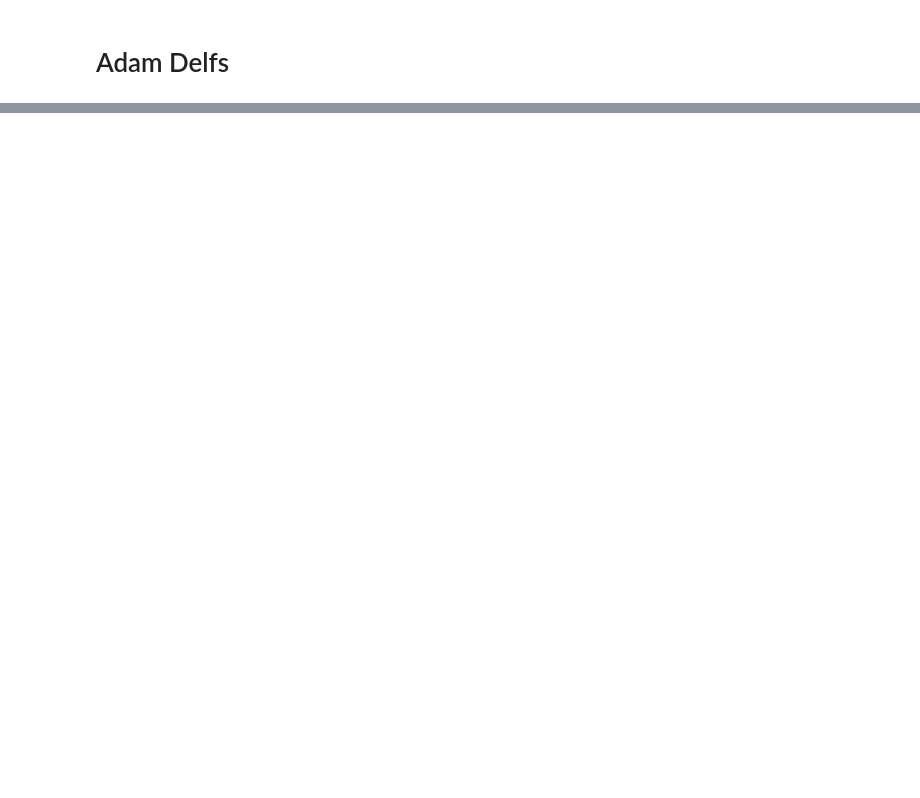
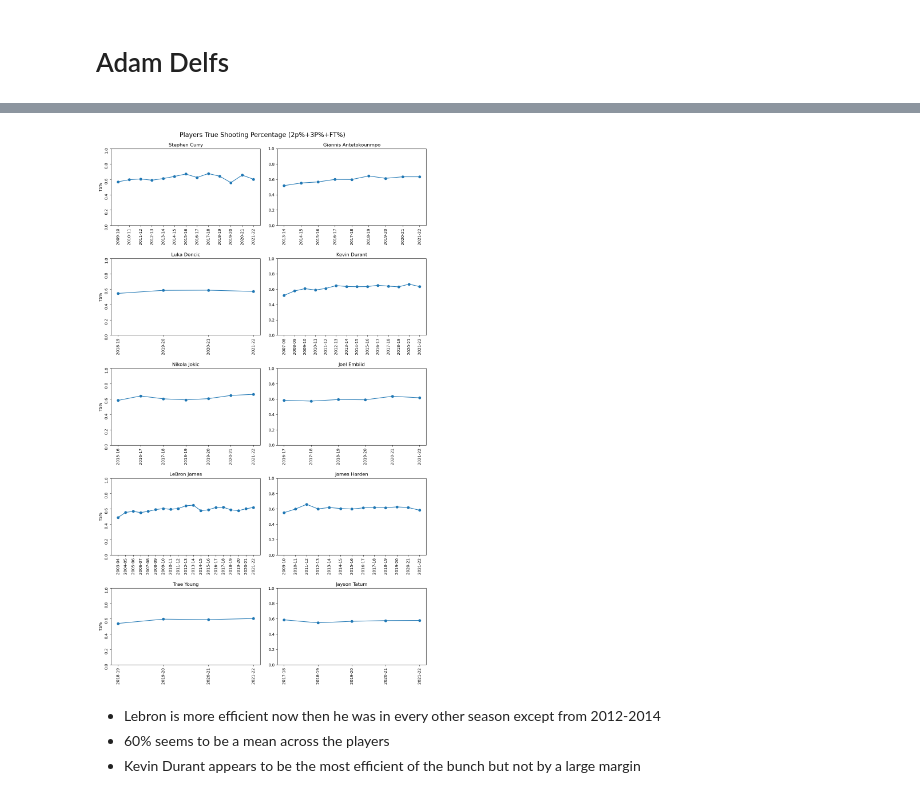
Before and after one commit to ubco-W2022T2-data301/project-group-group39, a Jupyter notebook: analysis/analysis1.ipynb, the cells around one changed output, grey strips where cells are left out. Cells and saved outputs as stored; diff of their text form; code cells hidden in the pictures; blank space fills up the shorter version.

```diff
--- a/analysis/analysis1.ipynb
+++ b/analysis/analysis1.ipynb
@@ -17,0 +103,40 @@ pd.read_csv("../data/raw/archive (2)/player.csv")
+# %%
+import pandas as pd
+import matplotlib.pyplot as plt
+
+df = pd.read_csv("../data/raw/archive (2)/all_seasons.csv")
+
+players = ["Stephen Curry", "Giannis Antetokounmpo", "Luka Doncic", "Kevin Durant", "Nikola Jokic", "Joel Embiid", "LeBron James",'James Harden', 'Trae Young','Jayson Tatum']
+player_stats = df[df["player_name"].isin(players)][["player_name", "ts_pct", "season"]]
+
+fig, axes = plt.subplots(nrows=5, ncols=2, figsize=(12,20))
+
+for i, player in enumerate(players):
+    row = i // 2
+    col = i % 2
+
+    df_player = player_stats[player_stats["player_name"]==player]
+
+    axes[row, col].plot(df_player["season"], df_player["ts_pct"], marker='o')
+    axes[row, col].set_title(player)
+    axes[row, col].set_ylim(0, 1)
+    axes[row, col].tick_params(axis='x', labelrotation=90)
+    if col == 0:
+        axes[row, col].set_ylabel("TS%")
+        axes[row, col].tick_params(axis='y', labelrotation=90)
+
+fig.suptitle("Players True Shooting Percentage (2p%+3P%+FT%)", fontsize=16)
+
+
+for i, ax in enumerate(axes[:,0]):
+    ax.tick_params(axis='y', labelrotation=90)
+
+
+fig.tight_layout(pad=2)
+plt.show()
+# %% [output]
+[figure, added]
+# %% [markdown]
+- Lebron is more efficient now then he was in every other season except from 2012-2014
+- 60% seems to be a mean across the players
+- Kevin Durant appears to be the most efficient of the bunch but not by a large margin
```
Also changed, not shown: parts of 7 cells of this notebook, 1 other file.
